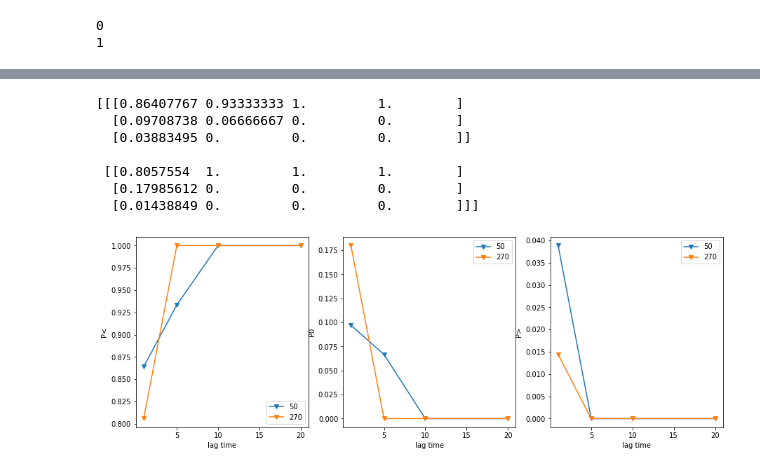
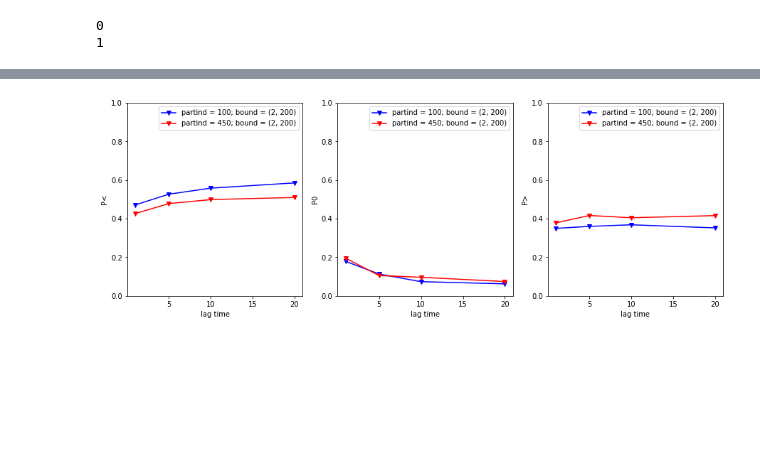
Before and after one commit to C0lddoge/bachelor_new, a Jupyter notebook: md/ring_polymers/change_dist_notebook.ipynb, the cells around one changed output, grey strips where cells are left out. Saved outputs shown, nothing was run; the diff lists cells and outputs as text; code cells hidden in the pictures; blank space fills up the shorter version.

```diff
--- a/md/ring_polymers/change_dist_notebook.ipynb
+++ b/md/ring_polymers/change_dist_notebook.ipynb
@@ -6,6 +8,7 @@ from scipy.integrate import trapz
 # %%
 r_c = 4.5
-frames = cm.read_lammpstrj('./coms/MIXTURE_N1-256_N2-256_MPR1-50_MPR2-50_Bend1-00.0_Bend2-30.0_L-063.50-com.lammpstrj',0.2)
+L = '046.78'
+frames = cm.read_lammpstrj(f'./coms/MIXTURE_N1-256_N2-256_MPR1-50_MPR2-50_Bend1-00.0_Bend2-30.0_L-{L}-com.lammpstrj',0.2)
 adj_mat = cm.dyn_graph_ser(frames,r_c)
 # %% [output]
 6001 frames with 0.2 discard and 1 stride gives back 4801 frames
@@ -45,13 +48,19 @@ for partind,k in enumerate(part_inds):
 0
 1
 # %%
-colors = {150:'blue',350:'red'}
-fig,axs = plt.subplots(1,len(lags), figsize = (10,3))
+colors = {part_inds[0]:'blue',part_inds[1]:'red'}
+#linestyles = {bounds[0]:'solid',bounds[1]:'dashed'}
+linestyles = {bounds[0]:'solid'}
+fig,axs = plt.subplots(1,len(lags))
 for lind,l in enumerate(lags):
-    print(lind)
     for partind,part in enumerate(part_inds):
-        axs[lind].plot(binsies[:-1],res_tot[lind,:,partind],label = part)
-        axs[lind].set_title(f'lag = {l}')
-        axs[lind].legend()
+        for bind,bound in enumerate(bounds):
+            axs[lind].plot(binsies[:-1],res_tot[lind,:,partind,bind],label = f'partind = {part}; bound = {bound}',color = colors[part],linestyle = linestyles[bound],linewidth = 1.5)
+            axs[lind].set_title(f'lag = {l}')
+            axs[lind].legend(fontsize = 8)
+            axs[lind].set_xlabel('size change')
+            axs[lind].set_ylabel('P')
+            axs[lind].set_ylim(0.0,0.4)
 plt.show()
+#fig.savefig(f'./meeting_7.9/change_dist_L{L}.pdf')
 # %% [output]
@@ -63,31 +68,28 @@ plt.show()
 # %%
-res_P = np.zeros((len(part_inds),3,len(lags)))
+res_P = np.zeros((len(part_inds),3,len(lags),len(bounds)))
 dx = binsies[1]-binsies[0]
 for lind,lag in enumerate(lags):
     for partind,part in enumerate(part_inds):
-        res_P[partind,0,lind] = np.sum(res_tot[lind,:,partind][binsies[:-1]<0]*dx)
-        res_P[partind,1,lind] = np.sum(res_tot[lind,:,partind][binsies[:-1]==0]*dx)
-        res_P[partind,2,lind] = np.sum(res_tot[lind,:,partind][binsies[:-1]>0]*dx)
+        for bind,bound in enumerate(bounds):
+            res_P[partind,0,lind,bind] = np.sum(res_tot[lind,:,partind,bind][binsies[:-1]<0]*dx)
+            res_P[partind,1,lind,bind] = np.sum(res_tot[lind,:,partind,bind][binsies[:-1]==0]*dx)
+            res_P[partind,2,lind,bind] = np.sum(res_tot[lind,:,partind,bind][binsies[:-1]>0]*dx)
-# %%
-print(res_P)
-# %% [output]
-[[[0.86407767 0.93333333 1.         1.        ]
-  [0.09708738 0.06666667 0.         0.        ]
-  [0.03883495 0.         0.         0.        ]]
-
- [[0.8057554  1.         1.         1.        ]
-  [0.17985612 0.         0.         0.        ]
-  [0.01438849 0.         0.         0.        ]]]
 # %%
 fig,axs = plt.subplots(1,3, figsize = (15,5))
+colors = {part_inds[0]:'blue',part_inds[1]:'red'}
+#linestyles = {bounds[0]:'solid',bounds[1]:'dashed'}
+linestyles = {bounds[0]:'solid'}
 y_labels = ['P<','P0','P>']
 for i in range(3):
     for partind,part in enumerate(part_inds):
-        axs[i].plot(lags,res_P[partind,i,:],marker = 'v',label = part)
+        for bind,bound in enumerate(bounds):
+            axs[i].plot(lags,res_P[partind,i,:,bind],marker = 'v',label = f'partind = {part}; bound = {bound}',color = colors[part],linestyle = linestyles[bound])
         #axs[iprint(lind)].plot(lags,np.mean(res_P[:,i,:],axis = 0))
-        axs[i].legend()
-        axs[i].set_ylabel(y_labels[i])
-        axs[i].set_xlabel('lag time')
+            axs[i].legend()
+            axs[i].set_ylabel(y_labels[i])
+            axs[i].set_xlabel('lag time')
+            axs[i].set_ylim(0.0,1.0)
 plt.show()
+#fig.savefig(f'./meeting_7.9/change_distP_L{L}.pdf')
 # %% [output]
-[figure, old version]
+[figure, new version]
```
Also changed, not shown: parts of 4 cells of this notebook, 22 other files.
